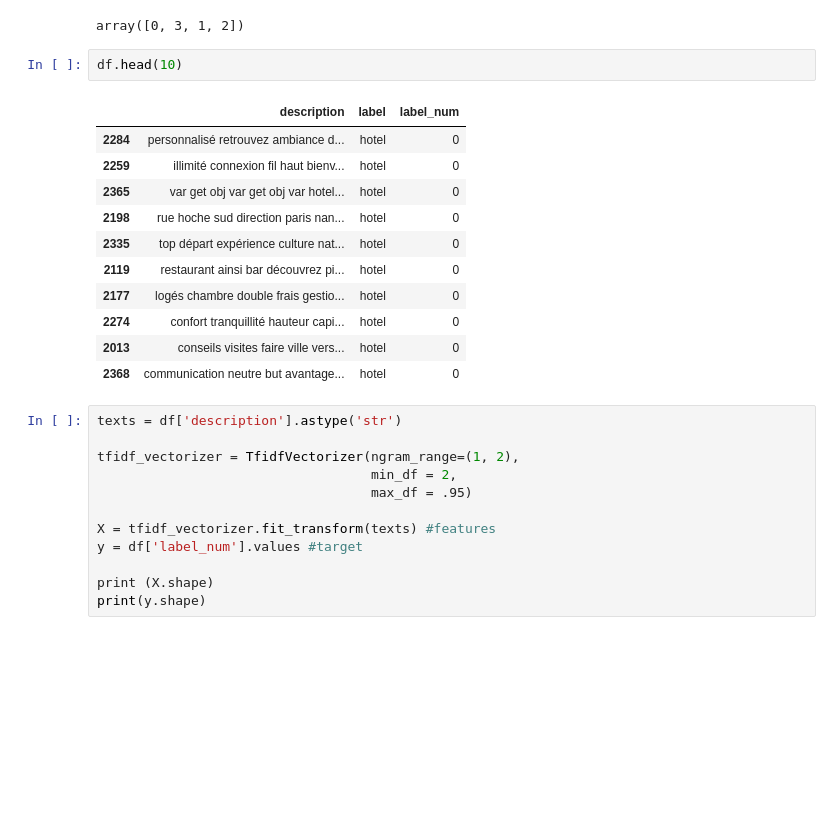
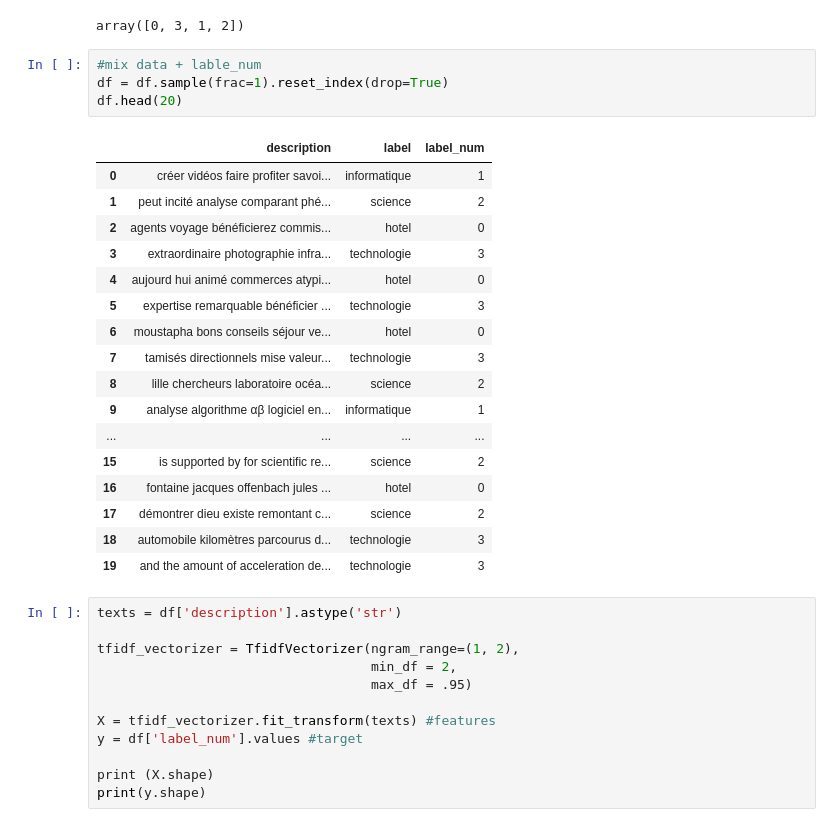
Before and after one commit to HSabbar/Reconnaissance-contexte-ML, a Jupyter notebook: m-learning.ipynb, the cells around one changed output. Drawn from its saved outputs; the diff is of its cells as text; blank space fills up the shorter version.

```diff
--- a/m-learning.ipynb
+++ b/m-learning.ipynb
@@ -90,20 +90,28 @@ technologie     5
 Name: description, dtype: int64
 array(['hotel', 'technologie', 'informatique', 'science'], dtype=object)
 array([0, 3, 1, 2])
-# %%
-df.head(10)
-# %% [output]
-|  | description | label | label_num |
-| 2284 | personnalisé retrouvez ambiance d... | hotel | 0 |
-| 2259 | illimité connexion fil haut bienv... | hotel | 0 |
-| 2365 | var get obj var get obj var hotel... | hotel | 0 |
-| 2198 | rue hoche sud direction paris nan... | hotel | 0 |
-| 2335 | top départ expérience culture nat... | hotel | 0 |
-| 2119 | restaurant ainsi bar découvrez pi... | hotel | 0 |
-| 2177 | logés chambre double frais gestio... | hotel | 0 |
-| 2274 | confort tranquillité hauteur capi... | hotel | 0 |
-| 2013 | conseils visites faire ville vers... | hotel | 0 |
-| 2368 | communication neutre but avantage... | hotel | 0 |
+# %%
+#mix data + lable_num
+df = df.sample(frac=1).reset_index(drop=True)
+df.head(20)
+# %% [output]
+|  | description | label | label_num |
+| 0 | créer vidéos faire profiter savoi... | informatique | 1 |
+| 1 | peut incité analyse comparant phé... | science | 2 |
+| 2 | agents voyage bénéficierez commis... | hotel | 0 |
+| 3 | extraordinaire photographie infra... | technologie | 3 |
+| 4 | aujourd hui animé commerces atypi... | hotel | 0 |
+| 5 | expertise remarquable bénéficier ... | technologie | 3 |
+| 6 | moustapha bons conseils séjour ve... | hotel | 0 |
+| 7 | tamisés directionnels mise valeur... | technologie | 3 |
+| 8 | lille chercheurs laboratoire océa... | science | 2 |
+| 9 | analyse algorithme αβ logiciel en... | informatique | 1 |
+| ... | ... | ... | ... |
+| 15 | is supported by for scientific re... | science | 2 |
+| 16 | fontaine jacques offenbach jules ... | hotel | 0 |
+| 17 | démontrer dieu existe remontant c... | science | 2 |
+| 18 | automobile kilomètres parcourus d... | technologie | 3 |
+| 19 | and the amount of acceleration de... | technologie | 3 |
 # %%
 texts = df['description'].astype('str')
 
```
